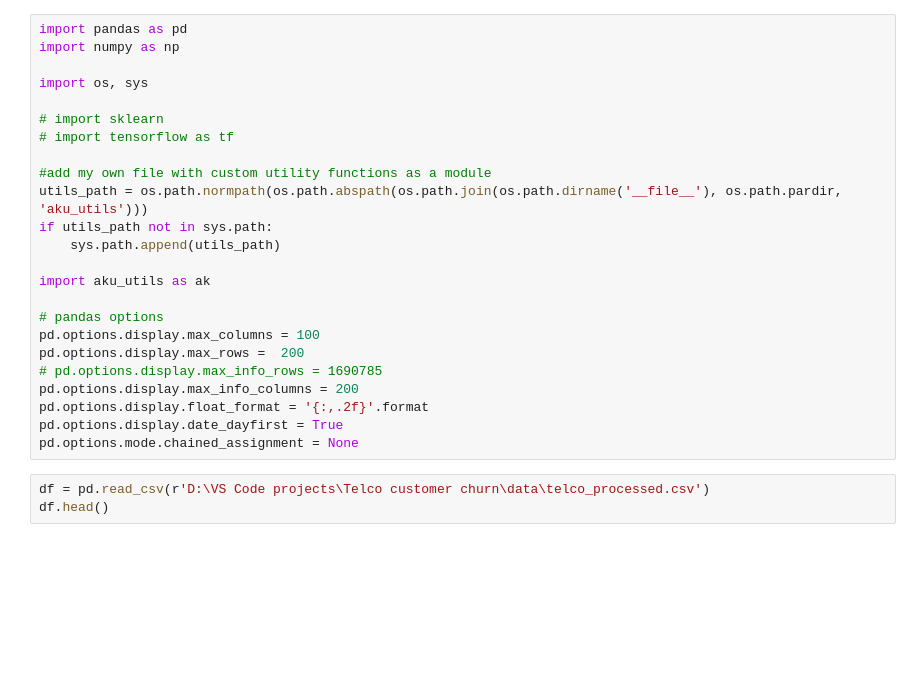
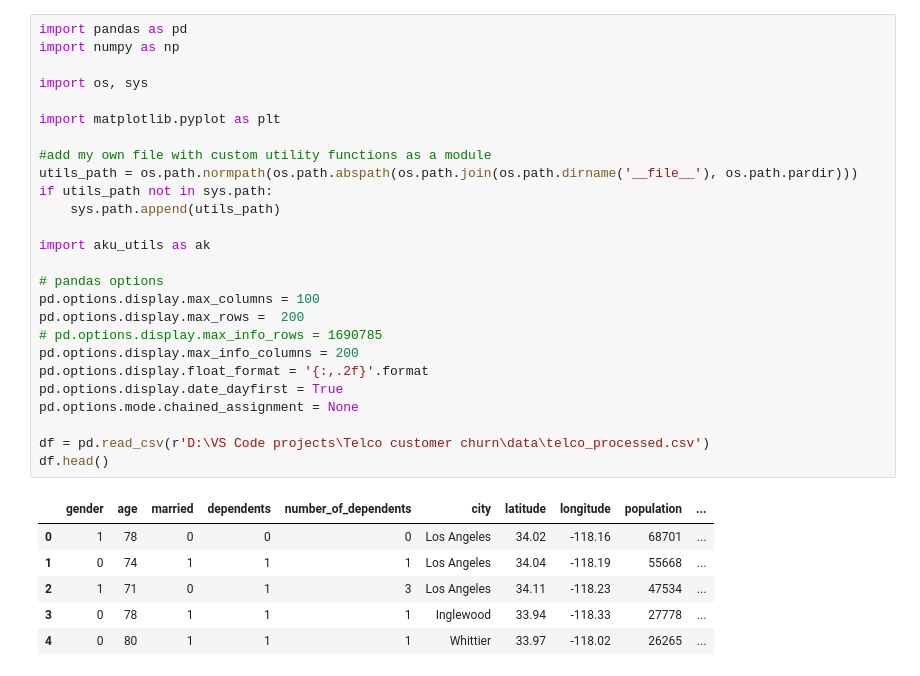
Before and after one commit to stsibikov/Telco_customer_churn, a Jupyter notebook: test.ipynb, the cells around one changed output. Cells and saved outputs as stored; diff of their text form; blank space fills up the shorter version.

```diff
--- a/test.ipynb
+++ b/test.ipynb
@@ -1,27 +1,33 @@
 # %%
 import pandas as pd
 import numpy as np
 
 import os, sys
 
-# import sklearn
-# import tensorflow as tf
+import matplotlib.pyplot as plt
 
 #add my own file with custom utility functions as a module
-utils_path = os.path.normpath(os.path.abspath(os.path.join(os.path.dirname('__file__'), os.path.pardir, 'aku_utils')))
+utils_path = os.path.normpath(os.path.abspath(os.path.join(os.path.dirname('__file__'), os.path.pardir)))
 if utils_path not in sys.path:
     sys.path.append(utils_path)
 
 import aku_utils as ak
 
 # pandas options
 pd.options.display.max_columns = 100
 pd.options.display.max_rows =  200
 # pd.options.display.max_info_rows = 1690785
 pd.options.display.max_info_columns = 200
 pd.options.display.float_format = '{:,.2f}'.format
 pd.options.display.date_dayfirst = True
 pd.options.mode.chained_assignment = None
+
+df = pd.read_csv(r'D:\VS Code projects\Telco customer churn\data\telco_processed.csv')
+df.head()
+# %% [output]
+|  | gender | age | married | dependents | number_of_dependents | city | latitude | longitude | population | ... |
+| 0 | 1 | 78 | 0 | 0 | 0 | Los Angeles | 34.02 | -118.16 | 68701 | ... |
+| 1 | 0 | 74 | 1 | 1 | 1 | Los Angeles | 34.04 | -118.19 | 55668 | ... |
+| 2 | 1 | 71 | 0 | 1 | 3 | Los Angeles | 34.11 | -118.23 | 47534 | ... |
+| 3 | 0 | 78 | 1 | 1 | 1 | Inglewood | 33.94 | -118.33 | 27778 | ... |
+| 4 | 0 | 80 | 1 | 1 | 1 | Whittier | 33.97 | -118.02 | 26265 | ... |
-# %%
-df = pd.read_csv(r'D:\VS Code projects\Telco customer churn\data\telco_processed.csv')
-df.head()
```
Also changed, not shown: parts of 7 cells of this notebook, 5 other files.
